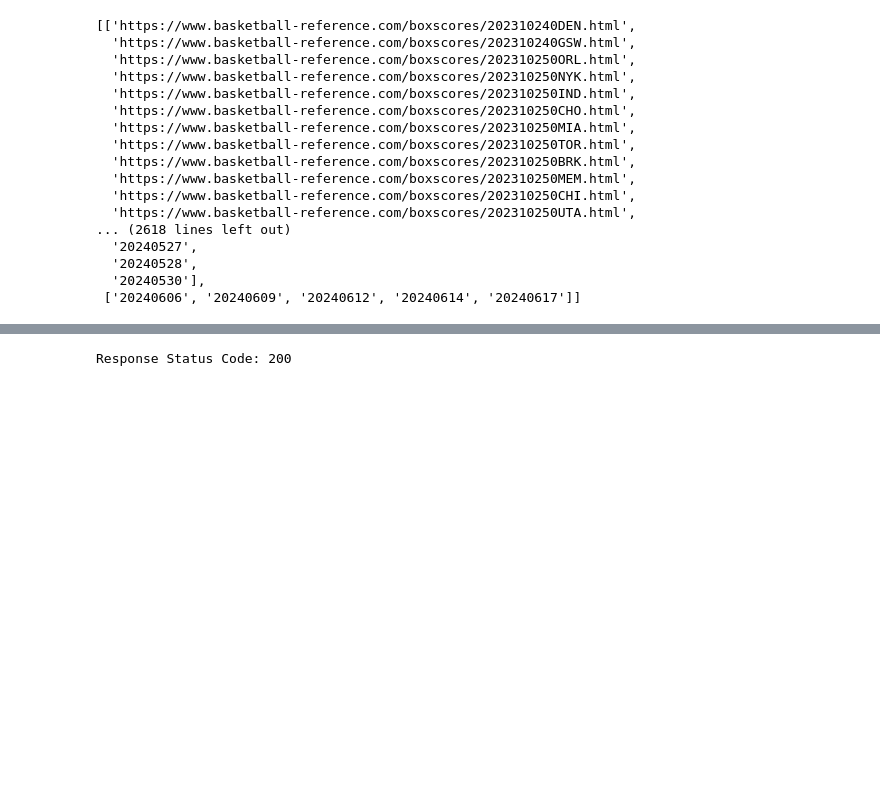
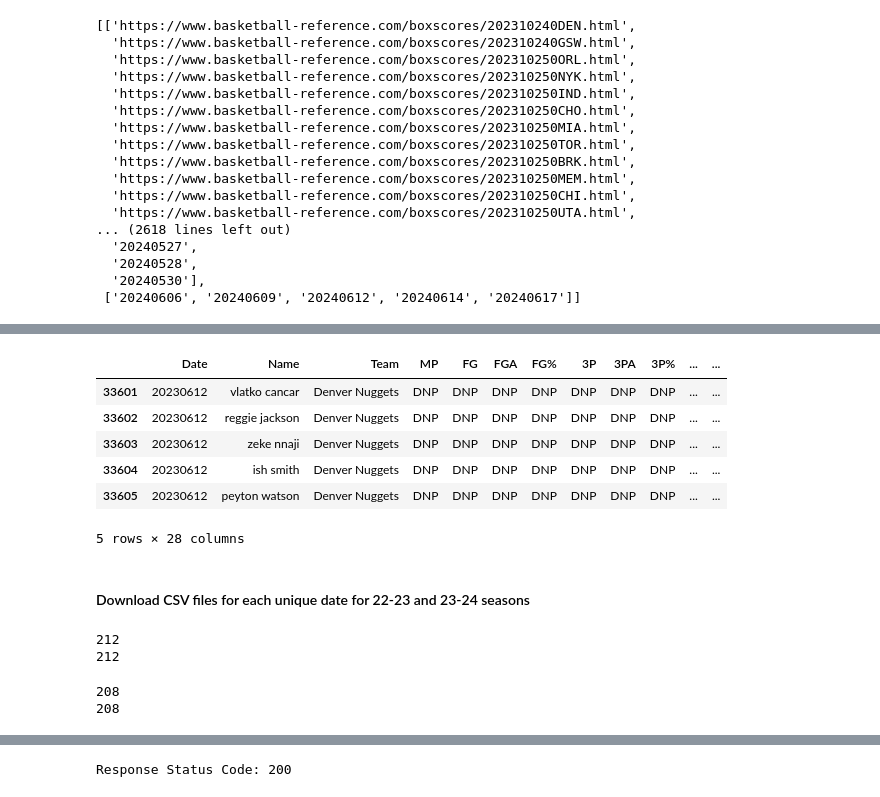
Before and after one commit to sammig6i/NBA-Fantasy-Points-Prediction, a Jupyter notebook: notebooks/data_engineering.ipynb, the cells around one changed output, grey strips where cells are left out. Drawn from its saved outputs; the diff is of its cells as text; code cells hidden in the pictures; blank space fills up the shorter version.

```diff
--- a/notebooks/data_engineering.ipynb
+++ b/notebooks/data_engineering.ipynb
@@ -372,0 +318,13 @@ Scraping completed.
+# %%
+player_22_23_df = pd.read_csv('../data/processed/Season(2022-23).csv')
+player_23_24_df = pd.read_csv('../data/processed/Season(2023-24).csv')
+# %%
+player_22_23_df.tail()
+# %% [output]
+|  | Date | Name | Team | MP | FG | FGA | FG% | 3P | 3PA | 3P% | ... | ... |
+| 33601 | 20230612 | vlatko cancar | Denver Nuggets | DNP | DNP | DNP | DNP | DNP | DNP | DNP | ... | ... |
+| 33602 | 20230612 | reggie jackson | Denver Nuggets | DNP | DNP | DNP | DNP | DNP | DNP | DNP | ... | ... |
+| 33603 | 20230612 | zeke nnaji | Denver Nuggets | DNP | DNP | DNP | DNP | DNP | DNP | DNP | ... | ... |
+| 33604 | 20230612 | ish smith | Denver Nuggets | DNP | DNP | DNP | DNP | DNP | DNP | DNP | ... | ... |
+| 33605 | 20230612 | peyton watson | Denver Nuggets | DNP | DNP | DNP | DNP | DNP | DNP | DNP | ... | ... |
+5 rows × 28 columns
@@ -372,0 +348,2 @@ Scraping completed.
+# %% [markdown]
+#### Download CSV files for each unique date for 22-23 and 23-24 seasons
@@ -372,0 +359,14 @@ Scraping completed.
+# %%
+# 2022 - 23
+print(len(formatted_dates_2022_23))
+print(len([f for f in os.listdir('../data/raw/2022-23') if os.path.isfile(os.path.join('../data/raw/2022-23', f))]))
+# %% [output]
+212
+212
+# %%
+# 2023 - 24
+print(len(formatted_dates_2023_24))
+print(len([f for f in os.listdir('../data/raw/2023-24') if os.path.isfile(os.path.join('../data/raw/2023-24', f))]))
+# %% [output]
+208
+208
```
Also changed, not shown: parts of 20 cells of this notebook, 11 other files.
